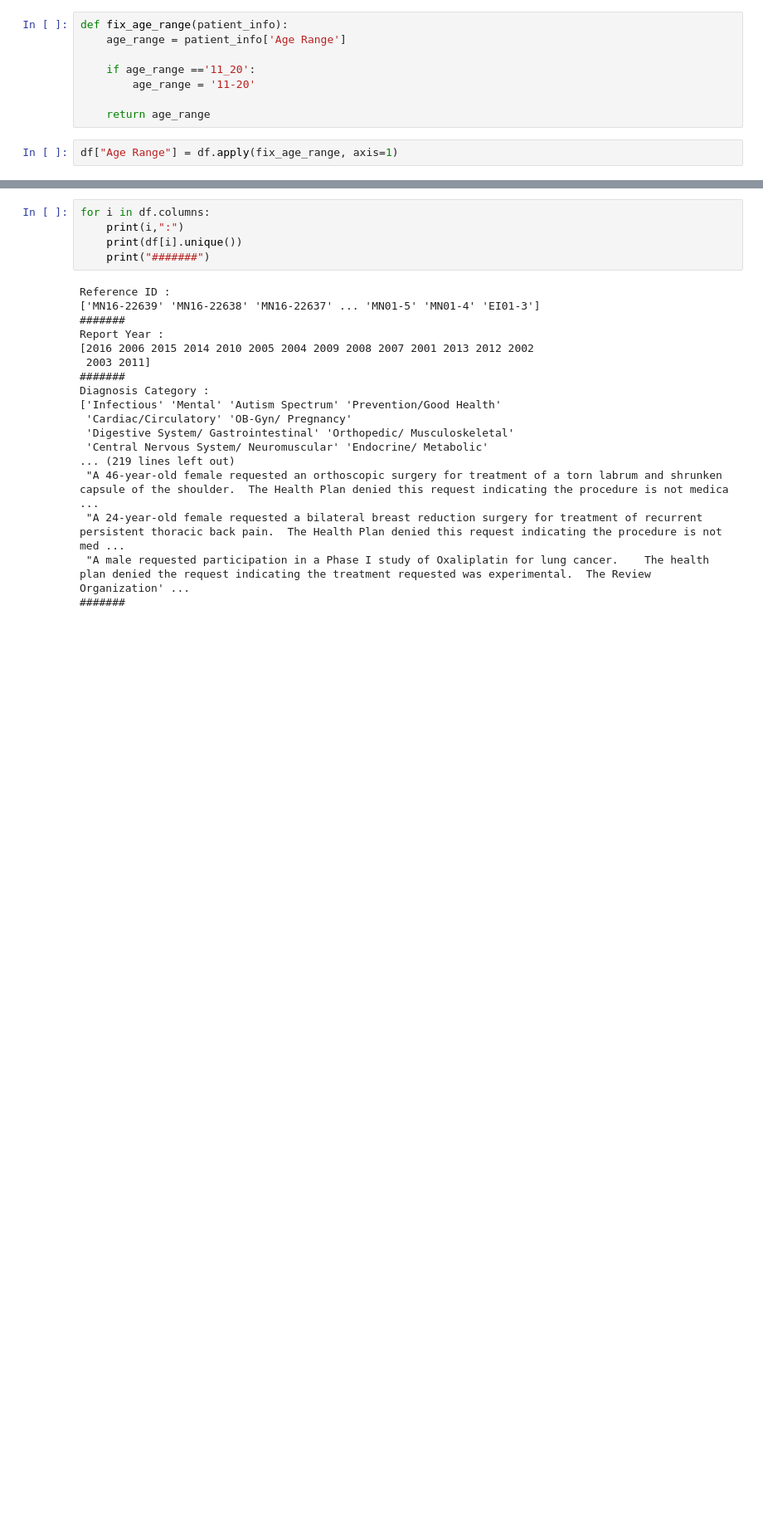
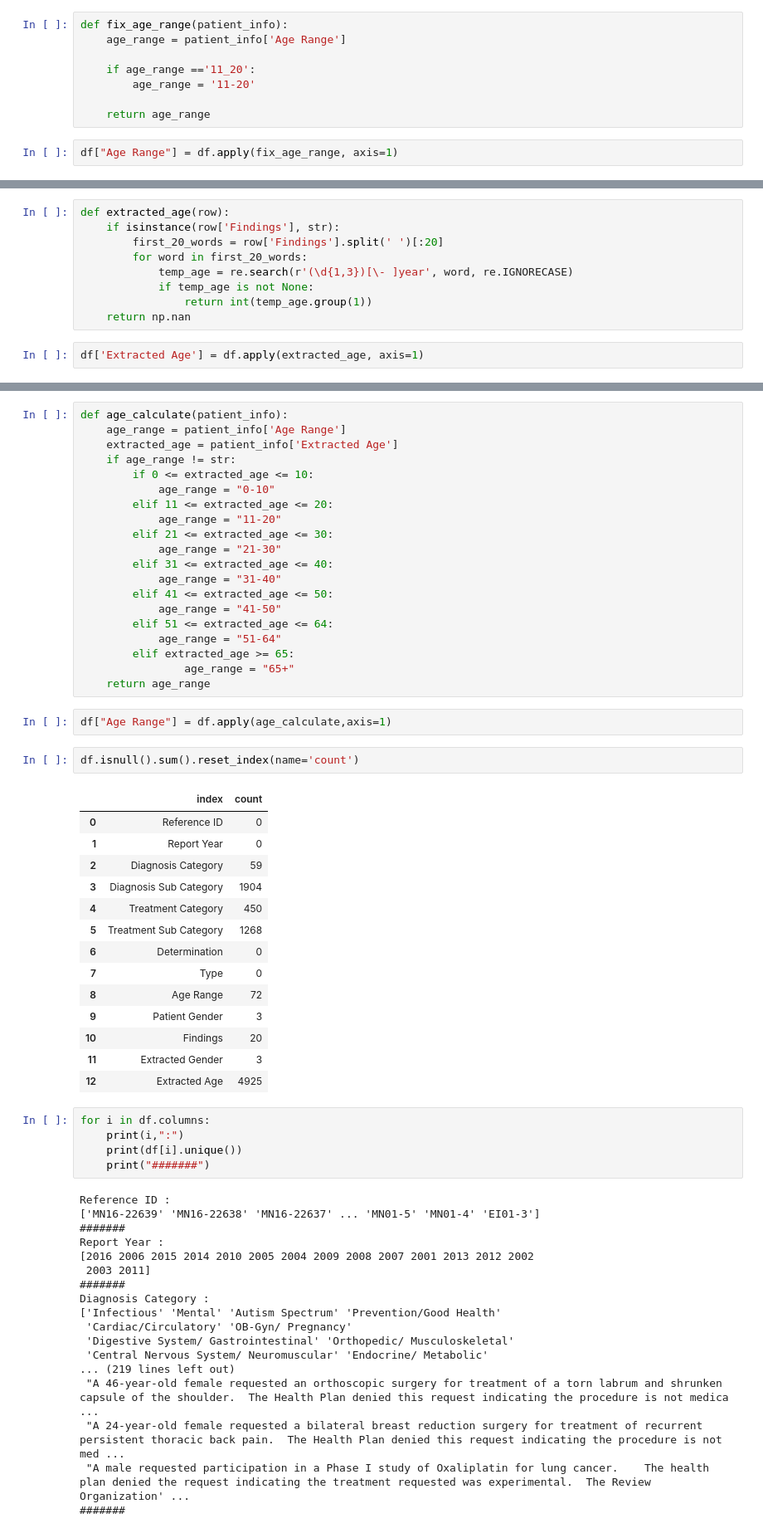
Before and after one commit to rohitkadam1410/Data-Scinence-Projects, a Jupyter notebook: Independent medical review dataset/EDA_independent_medical_review.ipynb, the cells around one changed output, grey strips where cells are left out. Shown at 83% size. Drawn from its saved outputs; the diff is of its cells as text; blank space fills up the shorter version.

```diff
--- a/Independent medical review dataset/EDA_independent_medical_review.ipynb
+++ b/Independent medical review dataset/EDA_independent_medical_review.ipynb
@@ -200,0 +208,11 @@ df["Age Range"] = df.apply(fix_age_range, axis=1)
+# %%
+def extracted_age(row):
+    if isinstance(row['Findings'], str):
+        first_20_words = row['Findings'].split(' ')[:20]
+        for word in first_20_words:
+            temp_age = re.search(r'(\d{1,3})[\- ]year', word, re.IGNORECASE)
+            if temp_age is not None:
+                return int(temp_age.group(1))
+    return np.nan
+# %%
+df['Extracted Age'] = df.apply(extracted_age, axis=1)
@@ -201,3 +230,42 @@ df["Age Range"] = df.apply(fix_age_range, axis=1)
+# %%
+def age_calculate(patient_info):
+    age_range = patient_info['Age Range']
+    extracted_age = patient_info['Extracted Age']
+    if age_range != str:
+        if 0 <= extracted_age <= 10:
+            age_range = "0-10"
+        elif 11 <= extracted_age <= 20:
+            age_range = "11-20"
+        elif 21 <= extracted_age <= 30:
+            age_range = "21-30"
+        elif 31 <= extracted_age <= 40:
+            age_range = "31-40"
+        elif 41 <= extracted_age <= 50:
+            age_range = "41-50"
+        elif 51 <= extracted_age <= 64:
+            age_range = "51-64"
+        elif extracted_age >= 65:
+                age_range = "65+"
+    return age_range
+# %%
+df["Age Range"] = df.apply(age_calculate,axis=1)
+# %%
+df.isnull().sum().reset_index(name='count')
+# %% [output]
+|  | index | count |
+| 0 | Reference ID | 0 |
+| 1 | Report Year | 0 |
+| 2 | Diagnosis Category | 59 |
+| 3 | Diagnosis Sub Category | 1904 |
+| 4 | Treatment Category | 450 |
+| 5 | Treatment Sub Category | 1268 |
+| 6 | Determination | 0 |
+| 7 | Type | 0 |
+| 8 | Age Range | 72 |
+| 9 | Patient Gender | 3 |
+| 10 | Findings | 20 |
+| 11 | Extracted Gender | 3 |
+| 12 | Extracted Age | 4925 |
 # %%
 for i in df.columns:
     print(i,":")
```
Also changed, not shown: parts of 3 cells of this notebook.
